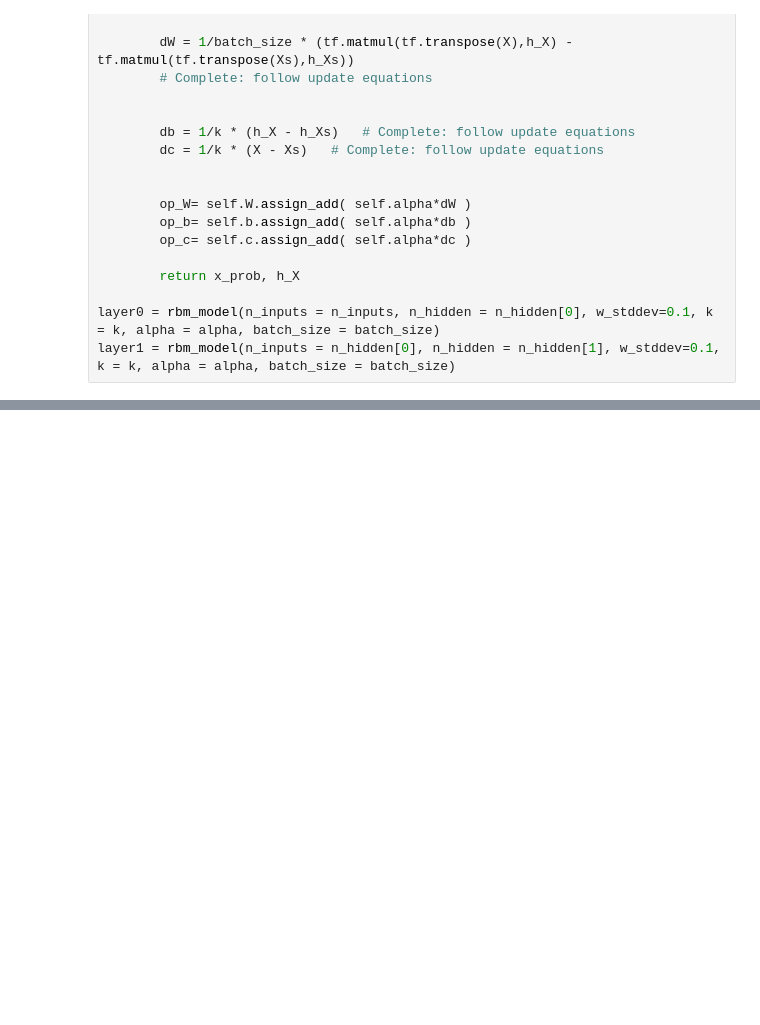
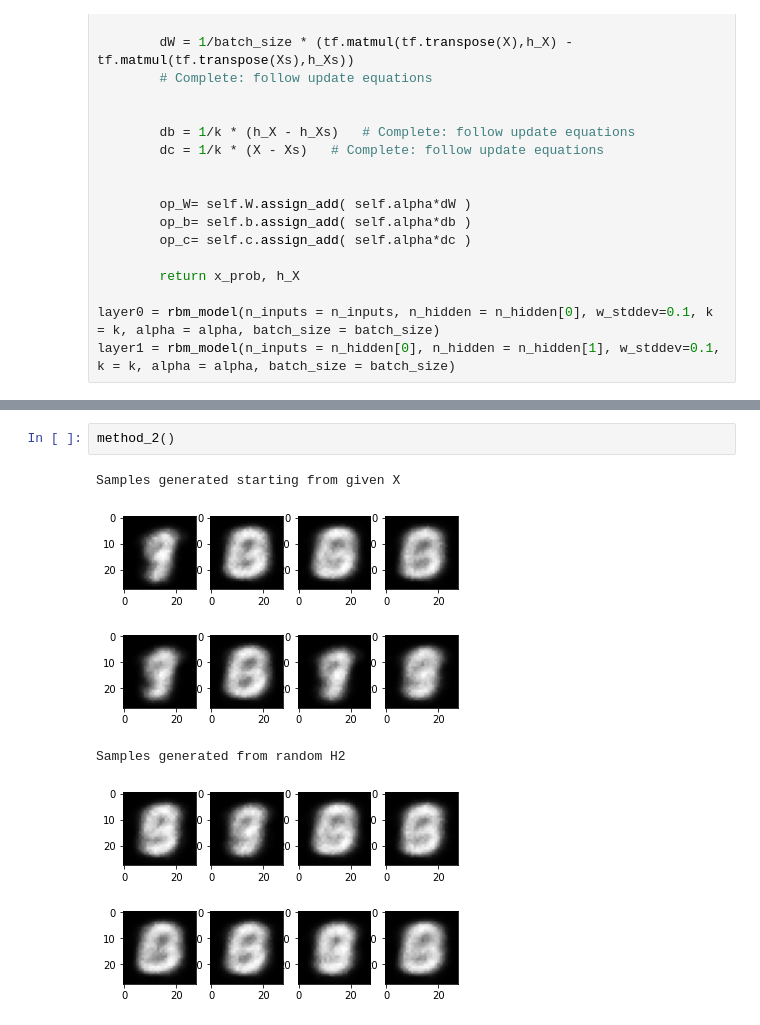
Before and after one commit to imranraad07/cmsc-636, a Jupyter notebook: assignment-4/hw04_code/4.2_hw4_dbn.ipynb, the cells around one changed output, grey strips where cells are left out. Cells and saved outputs as stored; diff of their text form; blank space fills up the shorter version.

```diff
--- a/assignment-4/hw04_code/4.2_hw4_dbn.ipynb
+++ b/assignment-4/hw04_code/4.2_hw4_dbn.ipynb
@@ -243,0 +264,7 @@ Samples generated from random H2
+# %%
+method_2()
+# %% [output]
+Samples generated starting from given X
+[figure, added]
+Samples generated from random H2
+[figure, added]
```
Also changed, not shown: parts of 26 cells of this notebook.
